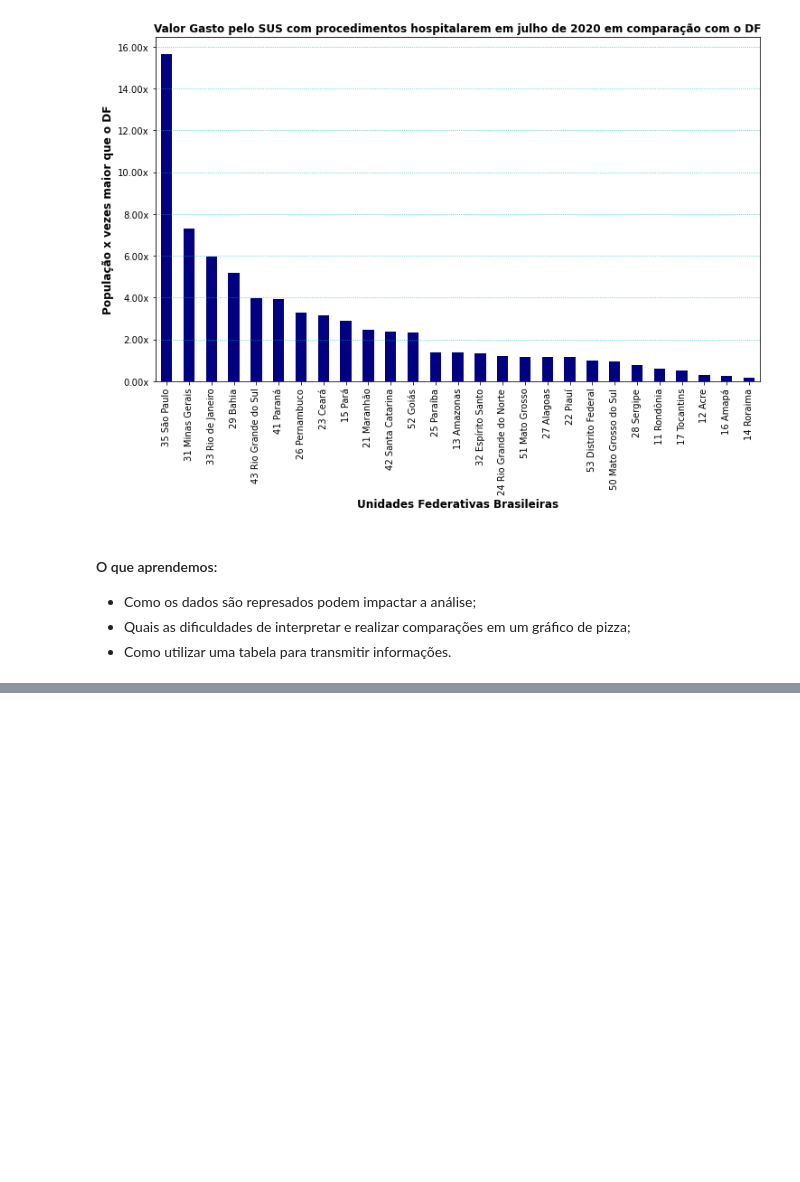
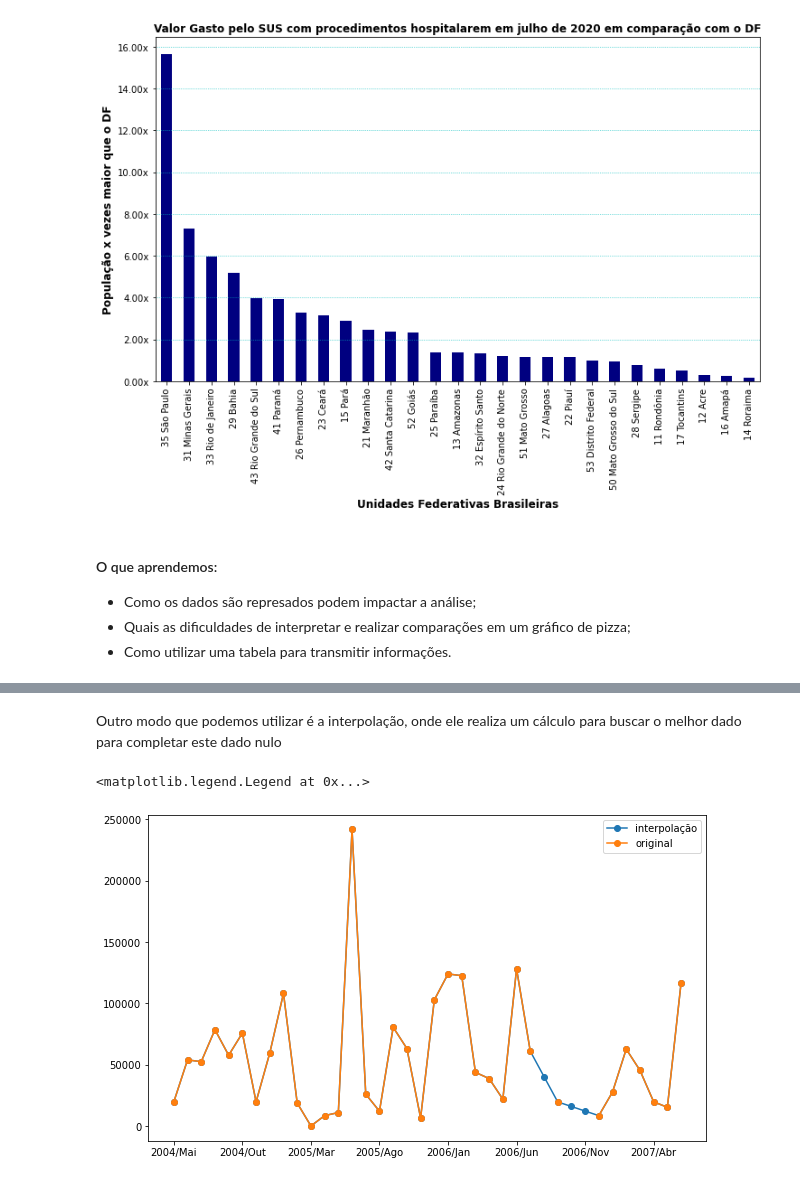
Before and after one commit to chermont04/BootCamp-Alura, a Jupyter notebook: modulos/Modulo_01.ipynb, the cells around one changed output, grey strips where cells are left out. Saved outputs shown, nothing was run; the diff lists cells and outputs as text; code cells hidden in the pictures; blank space fills up the shorter version.

```diff
--- a/modulos/Modulo_01.ipynb
+++ b/modulos/Modulo_01.ipynb
@@ -1179,0 +1309,10 @@ plt.show()
+# %% [markdown]
+Outro modo que podemos utilizar é a interpolação, onde ele realiza um cálculo para buscar o melhor dado para completar este dado nulo
+# %%
+#preencher com o metodo de interpolação
+dados_sp.interpolate().plot(marker = 'o', figsize = (10,6))
+dados_sp.plot(marker='o')
+plt.legend(["interpolação", "original"])
+# %% [output]
+<matplotlib.legend.Legend at 0x...>
+[figure, added]
```
Also changed, not shown: parts of 36 cells of this notebook.
